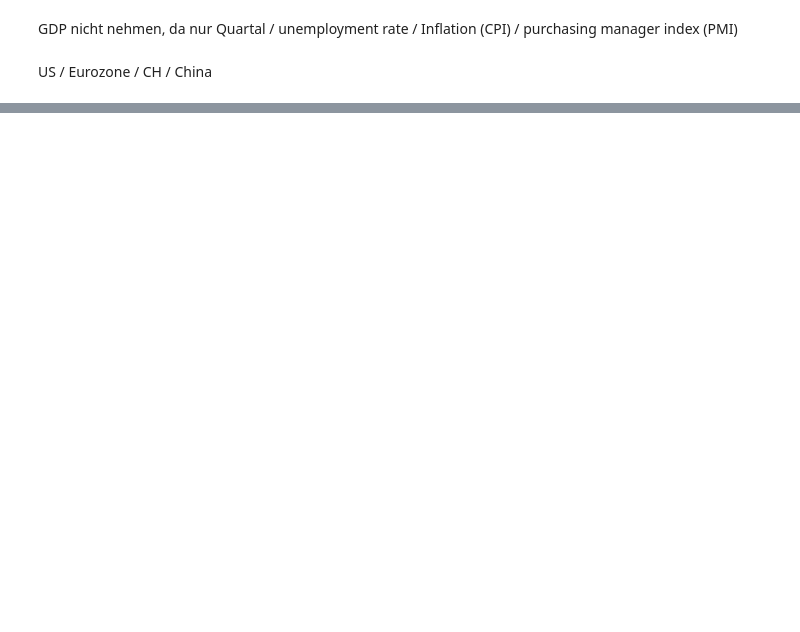
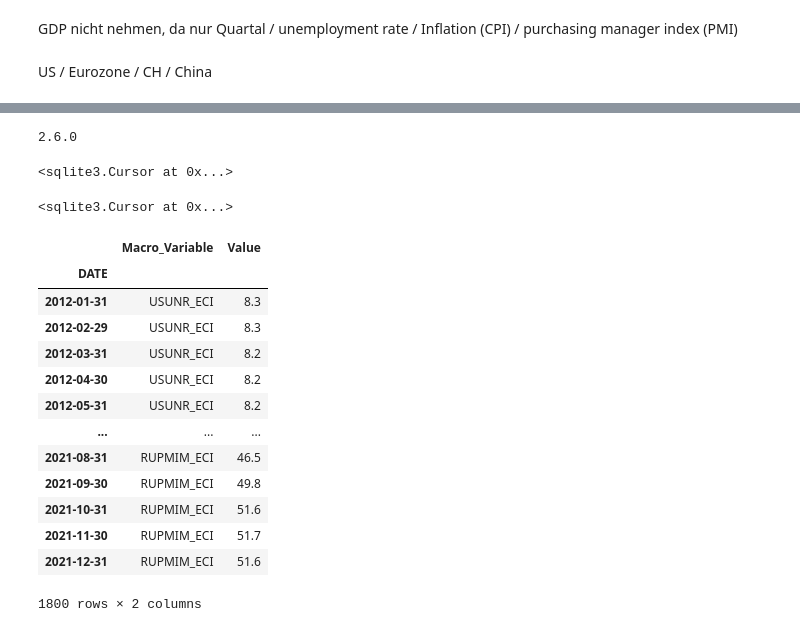
Before and after one commit to Liomat97/AQM, a Jupyter notebook: Makro_Data.ipynb, the cells around one changed output, grey strips where cells are left out. Drawn from its saved outputs; the diff is of its cells as text; code cells hidden in the pictures; blank space fills up the shorter version.

```diff
--- a/Makro_Data.ipynb
+++ b/Makro_Data.ipynb
@@ -99,0 +119,36 @@ array([<AxesSubplot:xlabel='Date'>, <AxesSubplot:xlabel='Date'>,
+# %%
+import sqlite3
+from sqlite3 import Error
+
+""" create a database connection tool to a SQLite database """
+def create_connection(db_file):
+    conn = None
+    try:
+        conn = sqlite3.connect(db_file)
+        print(sqlite3.version)
+    except Error as e:
+        print(e)
+    finally:
+        if conn:
+            conn.close()
+
+if __name__ == '__main__':
+    create_connection(r"C:\Users\lione\OneDrive\Dokumente\GitHub\AQM\SQL_DB.db")
+# %% [output]
+2.6.0
+# %%
+conn = sqlite3.connect('SQL_DB.db')
+c = conn.cursor()
+c.execute('''DROP TABLE IF EXISTS MACRO_DATA;''')
+# %% [output]
+<sqlite3.Cursor at 0x...>
+# %%
+conn = sqlite3.connect('SQL_DB.db')
+c = conn.cursor()
+c.execute('''CREATE TABLE MACRO_DATA (
+    "Macro_Variable" TEXT,
+    DATE DATETIME,
+	"Value" NUMERIC
+);''')
+# %% [output]
+<sqlite3.Cursor at 0x...>
@@ -99,0 +161,23 @@ array([<AxesSubplot:xlabel='Date'>, <AxesSubplot:xlabel='Date'>,
+# %%
+#Select Data from SQL DB:
+c = conn.cursor()
+c.execute("SELECT * FROM MACRO_DATA")
+new_data=c.fetchall()
+ref_data = pd.DataFrame(new_data,columns=['Macro_Variable', 'DATE', 'Value'])
+ref_data = ref_data.set_index('DATE')
+ref_data
+# %% [output]
+|  | Macro_Variable | Value |
+| DATE |  |  |
+| 2012-01-31 | USUNR_ECI | 8.3 |
+| 2012-02-29 | USUNR_ECI | 8.3 |
+| 2012-03-31 | USUNR_ECI | 8.2 |
+| 2012-04-30 | USUNR_ECI | 8.2 |
+| 2012-05-31 | USUNR_ECI | 8.2 |
+| ... | ... | ... |
+| 2021-08-31 | RUPMIM_ECI | 46.5 |
+| 2021-09-30 | RUPMIM_ECI | 49.8 |
+| 2021-10-31 | RUPMIM_ECI | 51.6 |
+| 2021-11-30 | RUPMIM_ECI | 51.7 |
+| 2021-12-31 | RUPMIM_ECI | 51.6 |
+1800 rows × 2 columns
```
Also changed, not shown: parts of 8 cells of this notebook, 2 other files.
